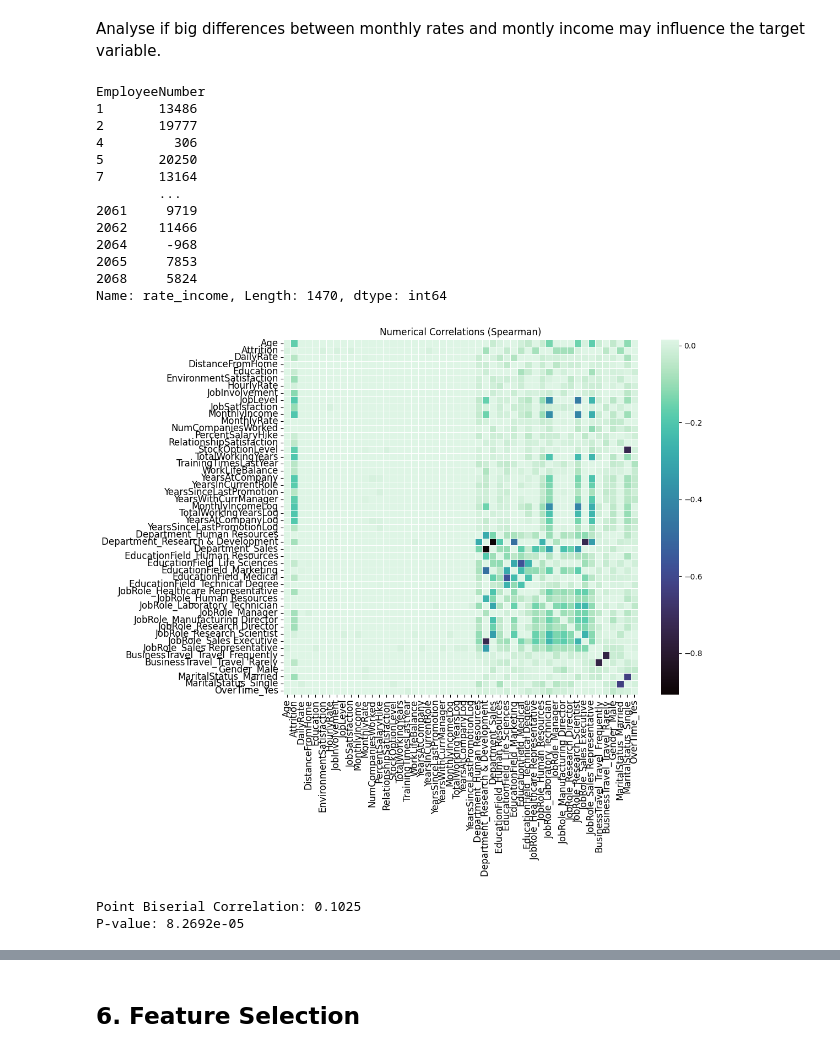
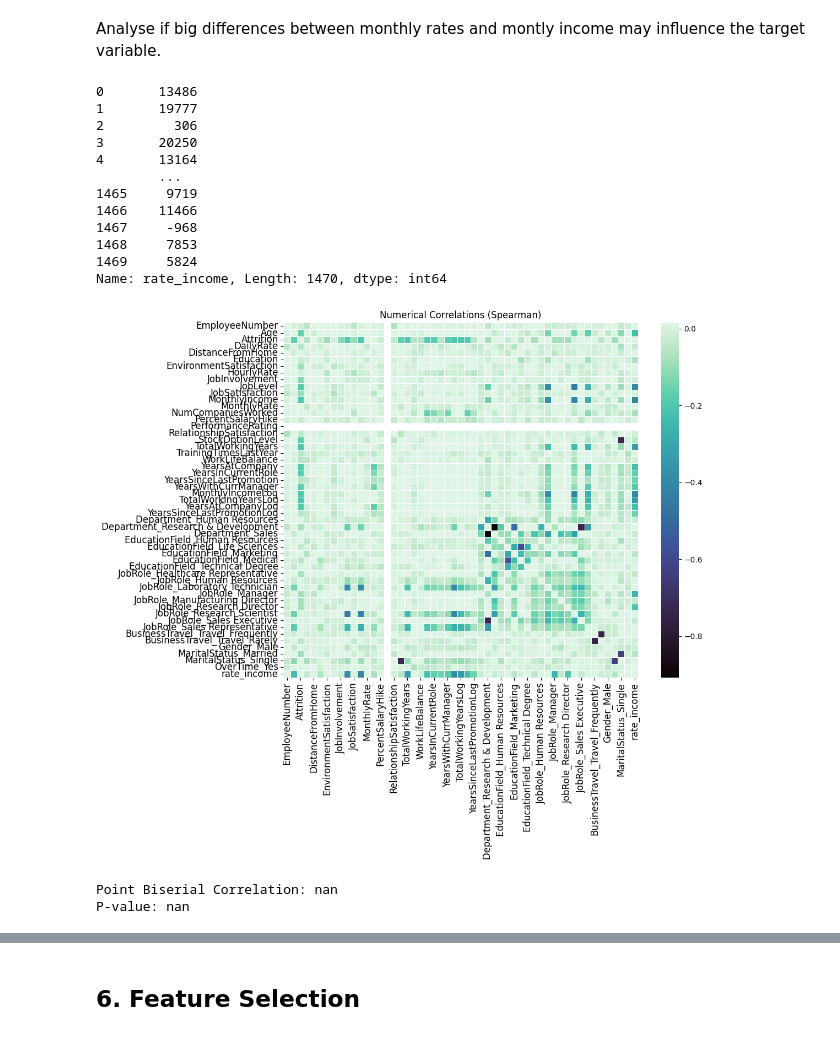
Before and after one commit to filipe-carmo/EDSB25_10, a Jupyter notebook: 3. Feature Eng and Feature Selection.ipynb, the cells around one changed output, grey strips where cells are left out. Saved outputs shown, nothing was run; the diff lists cells and outputs as text; code cells hidden in the pictures.

Commit message:
Moving stuff from feature selection notebook to EDA and vice-versa

```diff
--- a/3. Feature Eng and Feature Selection.ipynb
+++ b/3. Feature Eng and Feature Selection.ipynb
@@ -315,10 +34,0 @@ On the other hand, categorical features must be converted into numerical represe
-# %%
-
-HR_1_1 = HR_1.copy()
-
-# Seleciona apenas colunas numéricas (int64, float64)
-numeric_cols = HR_1_1.select_dtypes(include=['int64', 'float64']).columns
-scaler = MinMaxScaler()
-HR_1_1[numeric_cols] = scaler.fit_transform(HR_1_1[numeric_cols])
-
-HR_1_1.head()
@@ -342,23 +34,0 @@ Due to the nature of the problem and the characteristics of features, the encodi
-# %%
-# Department: do not drop any category
-HR_1_1 = pd.get_dummies(HR_1_1, columns=['Department'], drop_first=False)
-
-# EducationField: drop only 'Other'
-edu_dummies = pd.get_dummies(HR_1_1['EducationField'], prefix='EducationField')
-edu_dummies = edu_dummies.drop('EducationField_Other', axis=1)
-HR_1_1 = pd.concat([HR_1_1.drop('EducationField', axis=1), edu_dummies], axis=1)
-
-# JobRole: do not drop any category
-HR_1_1 = pd.get_dummies(HR_1_1, columns=['JobRole'], drop_first=False)
-
-# For the remaining categorical variables, drop first as before
-HR_1_1 = pd.get_dummies(
-    HR_1_1,
-    columns=['BusinessTravel', 'Gender', 'MaritalStatus', 'OverTime'],
-    drop_first=True
-)
-
-# Encode the target variable 'Attrition' as binary
-HR_1_1['Attrition'] = HR_1_1['Attrition'].map({'Yes': 1, 'No': 0})
-
-HR_1_1.head()
@@ -508,52 +124,53 @@ plt.show()
 # %% [markdown]
 Analyse if big differences between monthly rates and montly income may influence the target variable.
 # %%
-rate_income = HR['MonthlyRate'] - HR['MonthlyIncome']
-HR['rate_income'] = rate_income
-print(HR['rate_income'])
+rate_income = HR_1_1['MonthlyRate'] - HR_1_1['MonthlyIncome']
+HR_1_1['rate_income'] = rate_income
+print(HR_1_1['rate_income'])
 # %% [output]
-EmployeeNumber
-1       13486
-2       19777
-4         306
-5       20250
-7       13164
+0       13486
+1       19777
+2         306
+3       20250
+4       13164
         ...
-2061     9719
-2062    11466
-2064     -968
-2065     7853
-2068     5824
+1465     9719
+1466    11466
+1467     -968
+1468     7853
+1469     5824
 Name: rate_income, Length: 1470, dtype: int64
 # %%
 correlation1 = HR_1_1.corr(method='spearman', numeric_only=True)
 
-scaler = MinMaxScaler()
-correlation1[numeric_cols] = scaler.fit_transform(correlation1[numeric_cols])
+numeric_cols = HR_1_1.select_dtypes(include=['number']).columns
+
+#scaler = MinMaxScaler()
+#correlation1[numeric_cols] = scaler.fit_transform(correlation1[numeric_cols])
 
 plt.figure(figsize=(12, 10))
 sns.heatmap(correlation1, vmax=0.015, cmap="mako", square=True, linewidths=0.5, annot=False)
 plt.title("Numerical Correlations (Spearman)")
 plt.xticks(rotation=90, fontsize=12)
 plt.yticks(rotation=0, fontsize=12)
 plt.tight_layout()
 plt.show()
 # %% [output]
-[figure, old version]
+[figure, new version]
 # %%
 from scipy.stats import pointbiserialr
 
 # Encode Attrition as binary (Yes -> 1, No -> 0)
-HR['Attrition_binary'] = HR['Attrition'].map({'Yes': 1, 'No': 0})
+HR_1_1['Attrition_binary'] = HR_1_1['Attrition'].map({'Yes': 1, 'No': 0})
 
 # Calculate point biserial correlation
-correlation, p_value = pointbiserialr(HR['rate_income'], HR['Attrition_binary'])
+correlation, p_value = pointbiserialr(HR_1_1['rate_income'], HR_1_1['Attrition_binary'])
 
 print(f"Point Biserial Correlation: {correlation:.4f}")
 print(f"P-value: {p_value:.4e}")
 # %% [output]
-Point Biserial Correlation: 0.1025
-P-value: 8.2692e-05
+Point Biserial Correlation: nan
+P-value: nan
 # %%
 rate_income.head()
 # %% [output]
```
Also changed, not shown: parts of 53 cells of this notebook, 1 other file.
